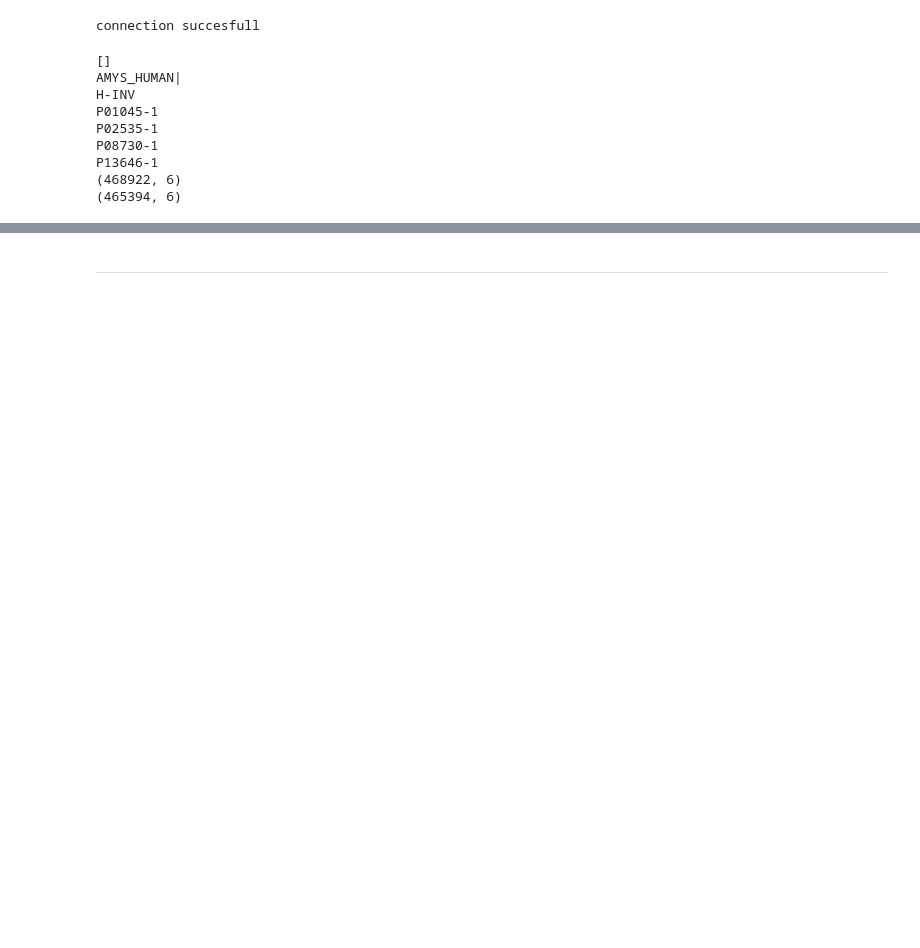
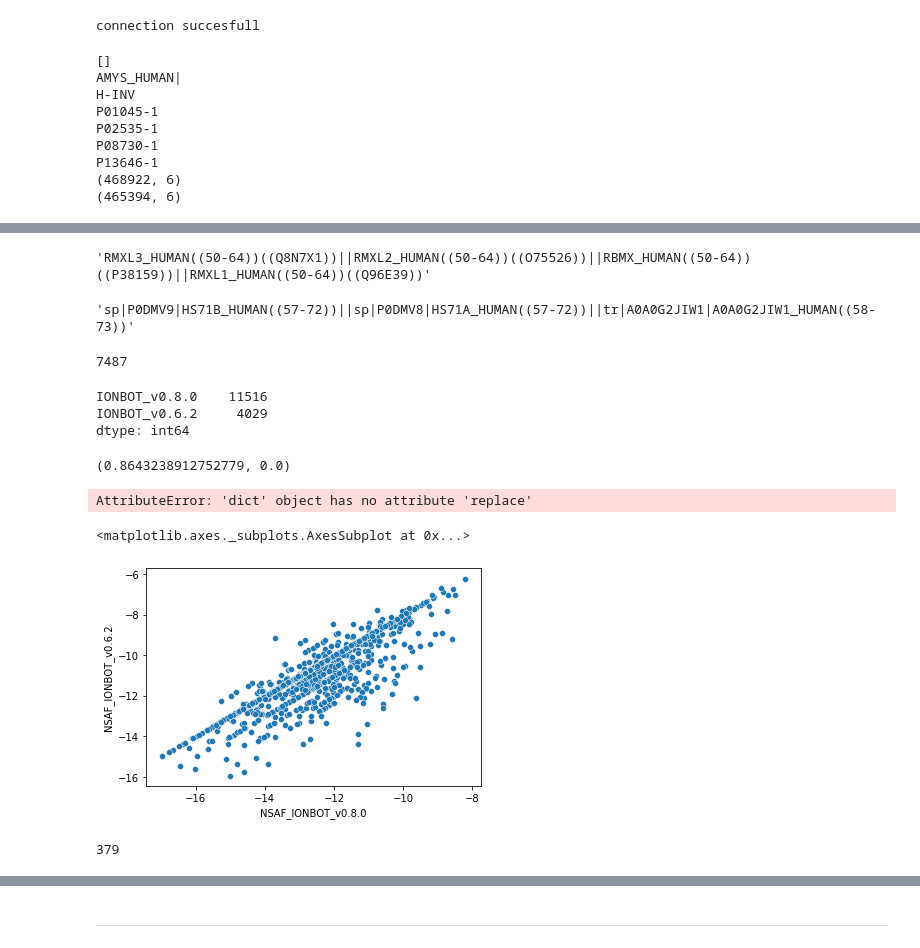
Before and after one commit to SamvPy/Master_thesis_AJ_22_23, a Jupyter notebook: master_thesis/Database/ionbot_version_comparison.ipynb, the cells around one changed output, grey strips where cells are left out. Saved outputs shown, nothing was run; the diff lists cells and outputs as text; code cells hidden in the pictures; blank space fills up the shorter version.

```diff
--- a/master_thesis/Database/ionbot_version_comparison.ipynb
+++ b/master_thesis/Database/ionbot_version_comparison.ipynb
@@ -515,2 +566,39 @@ See the caveats in the documentation: http://pandas.pydata.org/pandas-docs/stabl
+# %%
+v8.iloc[13407]["proteins"]
+# %% [output]
+'RMXL3_HUMAN((50-64))((Q8N7X1))||RMXL2_HUMAN((50-64))((O75526))||RBMX_HUMAN((50-64))((P38159))||RMXL1_HUMAN((50-64))((Q96E39))'
+# %%
+# A0A087WWA7 is obsolete in uniprot, meaning parser failed for O14640 although it could be detected.
+v6.proteins.iloc[9]
+# %% [output]
+'sp|P0DMV9|HS71B_HUMAN((57-72))||sp|P0DMV8|HS71A_HUMAN((57-72))||tr|A0A0G2JIW1|A0A0G2JIW1_HUMAN((58-73))'
+# %%
+sum(x.apply(lambda x: x["IONBOT_v0.8.0"] - x["IONBOT_v0.6.2"], axis=1))
+# %% [output]
+7487
+# %%
+x[["IONBOT_v0.8.0",	"IONBOT_v0.6.2"]].sum()
+# %% [output]
+IONBOT_v0.8.0    11516
+IONBOT_v0.6.2     4029
+dtype: int64
+# %%
+pearsonr(x.loc[:,"NSAF_IONBOT_v0.8.0 NSAF_IONBOT_v0.6.2".split()].dropna()["NSAF_IONBOT_v0.8.0"],x.loc[:,"NSAF_IONBOT_v0.8.0 NSAF_IONBOT_v0.6.2".split()].dropna()["NSAF_IONBOT_v0.6.2"])
+# %% [output]
+(0.8643238912752779, 0.0)
+# %%
+x=x.replace(0,np.nan)
+x
+# %% [output]
+AttributeError: 'dict' object has no attribute 'replace'
+# %%
+sns.scatterplot(data=np.log2(x.loc[:,"NSAF_IONBOT_v0.8.0 NSAF_IONBOT_v0.6.2".split()]), x="NSAF_IONBOT_v0.8.0", y ="NSAF_IONBOT_v0.6.2")
+# %% [output]
+<matplotlib.axes._subplots.AxesSubplot at 0x...>
+[figure, added]
+# %%
+len(metrics_comparison)
+# %% [output]
+379
 # %%
 import json
```
Also changed, not shown: parts of 86 cells of this notebook, 4 other files.
